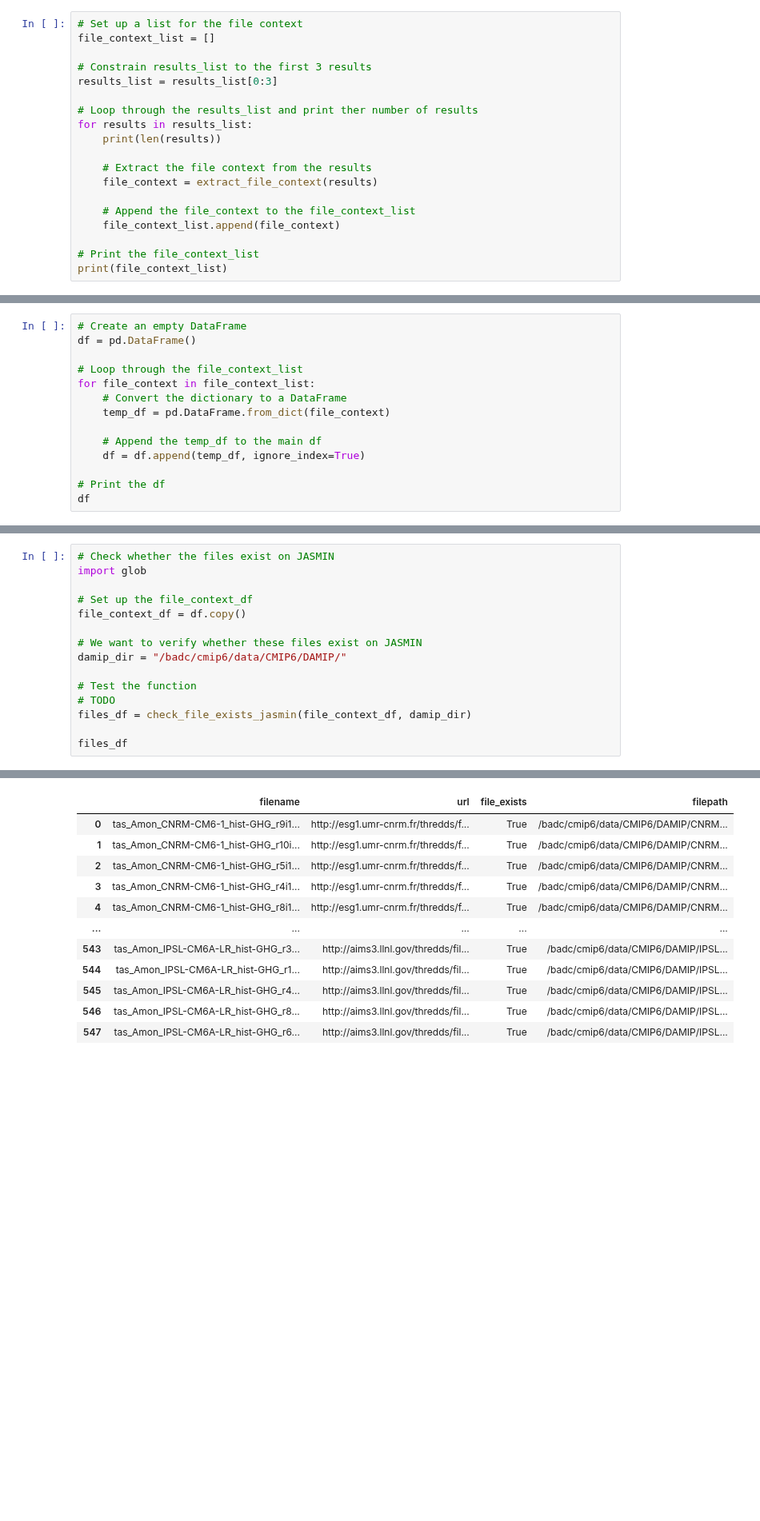
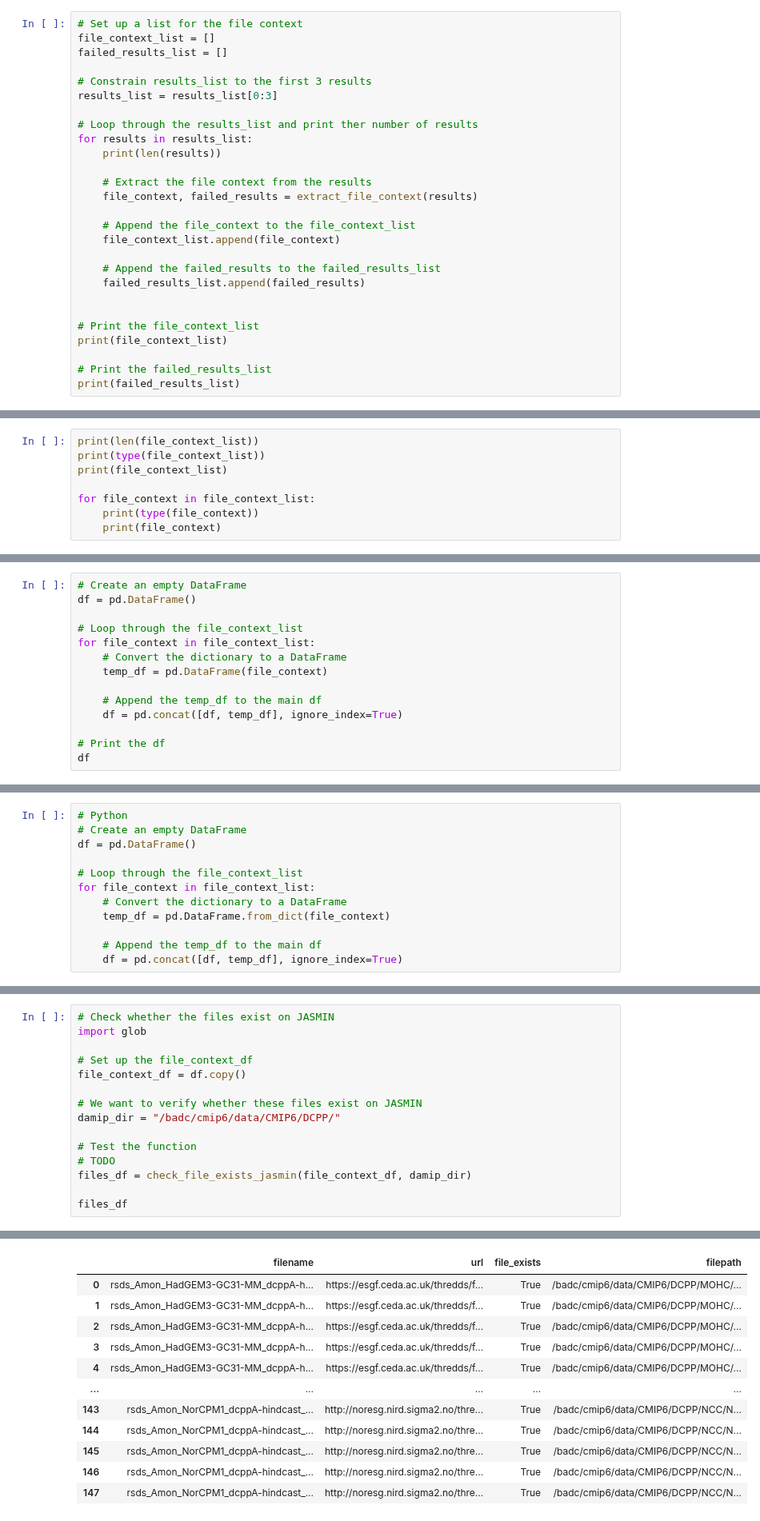
Before and after one commit to benhutchmet/downloading-data, a Jupyter notebook: DAMIP/testing-download.ipynb, the cells around one changed output, grey strips where cells are left out. Shown at 80% size. Cells and saved outputs as stored; diff of their text form; blank space fills up the shorter version.

```diff
--- a/DAMIP/testing-download.ipynb
+++ b/DAMIP/testing-download.ipynb
@@ -335,6 +357,7 @@ experiment_id: hist-GHG, variable_id: tas, activity_id: DAMIP, data_node: aims3.
 # %%
 # Set up a list for the file context
 file_context_list = []
+failed_results_list = []
 
 # Constrain results_list to the first 3 results
 results_list = results_list[0:3]
@@ -344,13 +367,20 @@ for results in results_list:
     print(len(results))
 
     # Extract the file context from the results
-    file_context = extract_file_context(results)
+    file_context, failed_results = extract_file_context(results)
 
     # Append the file_context to the file_context_list
     file_context_list.append(file_context)
 
+    # Append the failed_results to the failed_results_list
+    failed_results_list.append(failed_results)
+
+
 # Print the file_context_list
 print(file_context_list)
+
+# Print the failed_results_list
+print(failed_results_list)
 # %% [output]
 10
 Extracting file context for 10 datasets...
@@ -371,0 +401,8 @@ Processed 10 out of 10 results.
+# %%
+print(len(file_context_list))
+print(type(file_context_list))
+print(file_context_list)
+
+for file_context in file_context_list:
+    print(type(file_context))
+    print(file_context)
@@ -376,10 +423,10 @@ df = pd.DataFrame()
 # Loop through the file_context_list
 for file_context in file_context_list:
     # Convert the dictionary to a DataFrame
-    temp_df = pd.DataFrame.from_dict(file_context)
+    temp_df = pd.DataFrame(file_context)
 
     # Append the temp_df to the main df
-    df = df.append(temp_df, ignore_index=True)
+    df = pd.concat([df, temp_df], ignore_index=True)
 
 # Print the df
 df
@@ -400,3 +447,15 @@ df
+# %%
+# Python
+# Create an empty DataFrame
+df = pd.DataFrame()
+
+# Loop through the file_context_list
+for file_context in file_context_list:
+    # Convert the dictionary to a DataFrame
+    temp_df = pd.DataFrame.from_dict(file_context)
+
+    # Append the temp_df to the main df
+    df = pd.concat([df, temp_df], ignore_index=True)
 # %%
 # reload for modules
 import importlib
@@ -418,7 +475,7 @@ import glob
 file_context_df = df.copy()
 
 # We want to verify whether these files exist on JASMIN
-damip_dir = "/badc/cmip6/data/CMIP6/DAMIP/"
+damip_dir = "/badc/cmip6/data/CMIP6/DCPP/"
 
 # Test the function
 # TODO
@@ -446,12 +503,12 @@ File exists for tas_Amon_IPSL-CM6A-LR_hist-GHG_r6i1p1f1_gr_185001-202012.nc
 |  | filename | url | file_exists | filepath |
-| 0 | tas_Amon_CNRM-CM6-1_hist-GHG_r9i1... | http://esg1.umr-cnrm.fr/thredds/f... | True | /badc/cmip6/data/CMIP6/DAMIP/CNRM... |
-| 1 | tas_Amon_CNRM-CM6-1_hist-GHG_r10i... | http://esg1.umr-cnrm.fr/thredds/f... | True | /badc/cmip6/data/CMIP6/DAMIP/CNRM... |
-| 2 | tas_Amon_CNRM-CM6-1_hist-GHG_r5i1... | http://esg1.umr-cnrm.fr/thredds/f... | True | /badc/cmip6/data/CMIP6/DAMIP/CNRM... |
-| 3 | tas_Amon_CNRM-CM6-1_hist-GHG_r4i1... | http://esg1.umr-cnrm.fr/thredds/f... | True | /badc/cmip6/data/CMIP6/DAMIP/CNRM... |
-| 4 | tas_Amon_CNRM-CM6-1_hist-GHG_r8i1... | http://esg1.umr-cnrm.fr/thredds/f... | True | /badc/cmip6/data/CMIP6/DAMIP/CNRM... |
+| 0 | rsds_Amon_HadGEM3-GC31-MM_dcppA-h... | https://esgf.ceda.ac.uk/thredds/f... | True | /badc/cmip6/data/CMIP6/DCPP/MOHC/... |
+| 1 | rsds_Amon_HadGEM3-GC31-MM_dcppA-h... | https://esgf.ceda.ac.uk/thredds/f... | True | /badc/cmip6/data/CMIP6/DCPP/MOHC/... |
+| 2 | rsds_Amon_HadGEM3-GC31-MM_dcppA-h... | https://esgf.ceda.ac.uk/thredds/f... | True | /badc/cmip6/data/CMIP6/DCPP/MOHC/... |
+| 3 | rsds_Amon_HadGEM3-GC31-MM_dcppA-h... | https://esgf.ceda.ac.uk/thredds/f... | True | /badc/cmip6/data/CMIP6/DCPP/MOHC/... |
+| 4 | rsds_Amon_HadGEM3-GC31-MM_dcppA-h... | https://esgf.ceda.ac.uk/thredds/f... | True | /badc/cmip6/data/CMIP6/DCPP/MOHC/... |
 | ... | ... | ... | ... | ... |
-| 543 | tas_Amon_IPSL-CM6A-LR_hist-GHG_r3... | http://aims3.llnl.gov/thredds/fil... | True | /badc/cmip6/data/CMIP6/DAMIP/IPSL... |
-| 544 | tas_Amon_IPSL-CM6A-LR_hist-GHG_r1... | http://aims3.llnl.gov/thredds/fil... | True | /badc/cmip6/data/CMIP6/DAMIP/IPSL... |
-| 545 | tas_Amon_IPSL-CM6A-LR_hist-GHG_r4... | http://aims3.llnl.gov/thredds/fil... | True | /badc/cmip6/data/CMIP6/DAMIP/IPSL... |
-| 546 | tas_Amon_IPSL-CM6A-LR_hist-GHG_r8... | http://aims3.llnl.gov/thredds/fil... | True | /badc/cmip6/data/CMIP6/DAMIP/IPSL... |
-| 547 | tas_Amon_IPSL-CM6A-LR_hist-GHG_r6... | http://aims3.llnl.gov/thredds/fil... | True | /badc/cmip6/data/CMIP6/DAMIP/IPSL... |
+| 143 | rsds_Amon_NorCPM1_dcppA-hindcast_... | http://noresg.nird.sigma2.no/thre... | True | /badc/cmip6/data/CMIP6/DCPP/NCC/N... |
+| 144 | rsds_Amon_NorCPM1_dcppA-hindcast_... | http://noresg.nird.sigma2.no/thre... | True | /badc/cmip6/data/CMIP6/DCPP/NCC/N... |
+| 145 | rsds_Amon_NorCPM1_dcppA-hindcast_... | http://noresg.nird.sigma2.no/thre... | True | /badc/cmip6/data/CMIP6/DCPP/NCC/N... |
+| 146 | rsds_Amon_NorCPM1_dcppA-hindcast_... | http://noresg.nird.sigma2.no/thre... | True | /badc/cmip6/data/CMIP6/DCPP/NCC/N... |
+| 147 | rsds_Amon_NorCPM1_dcppA-hindcast_... | http://noresg.nird.sigma2.no/thre... | True | /badc/cmip6/data/CMIP6/DCPP/NCC/N... |
```
Also changed, not shown: parts of 17 cells of this notebook.
